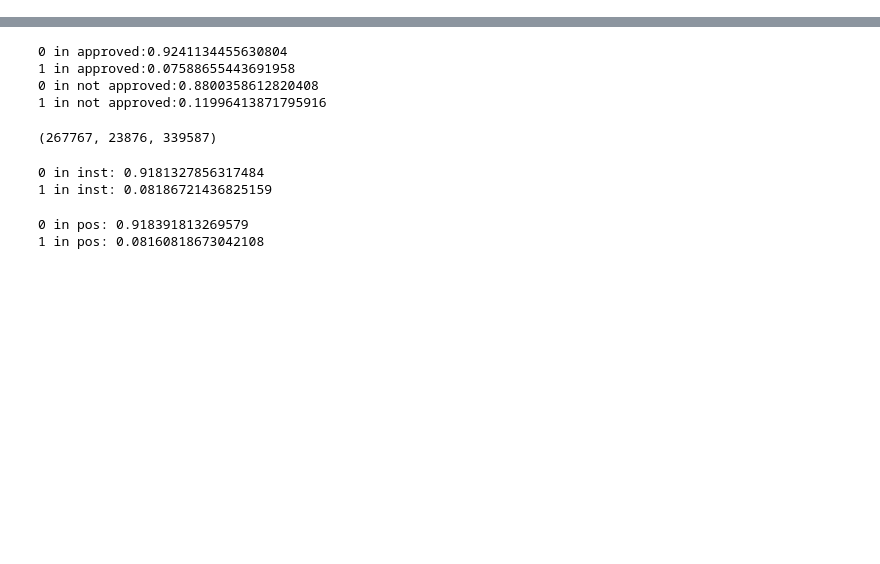
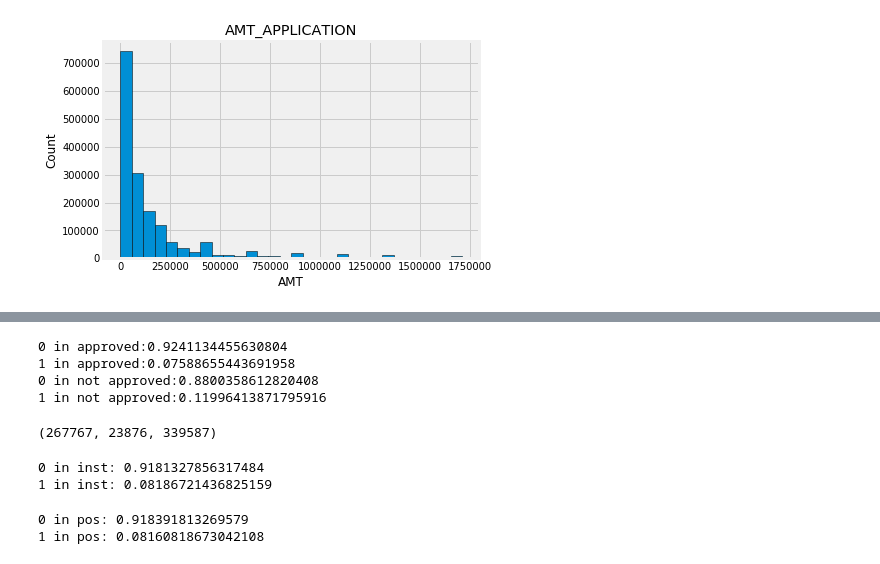
Before and after one commit to wluo-personal/AlphaBoosting, a Jupyter notebook: masaki/home credit/data_testing.ipynb, the cells around one changed output, grey strips where cells are left out. Saved outputs shown, nothing was run; the diff lists cells and outputs as text; code cells hidden in the pictures; blank space fills up the shorter version.

```diff
--- a/masaki/home credit/data_testing.ipynb
+++ b/masaki/home credit/data_testing.ipynb
@@ -122,0 +194,9 @@ credit_card_balance[credit_card_balance['AMT_BALANCE'].values >= np.nanpercentil
+# %%
+temp = replace_outliers_by_percentile(previous_application, 'AMT_APPLICATION', 99.5)
+
+plt.hist(temp['AMT_APPLICATION_percentile_replaced'].fillna(-100), edgecolor = 'k', bins = 30)
+plt.title('AMT_APPLICATION'); plt.xlabel('AMT'); plt.ylabel('Count');
+plt.show()
+# previous_application[previous_application['AMT_ANNUITY'].values > 50]['AMT_ANNUITY'], temp[temp['AMT_ANNUITY_percentile_replaced'].values > 50]
+# %% [output]
+[figure, added]
```
Also changed, not shown: parts of 26 cells of this notebook, 14 other files.
